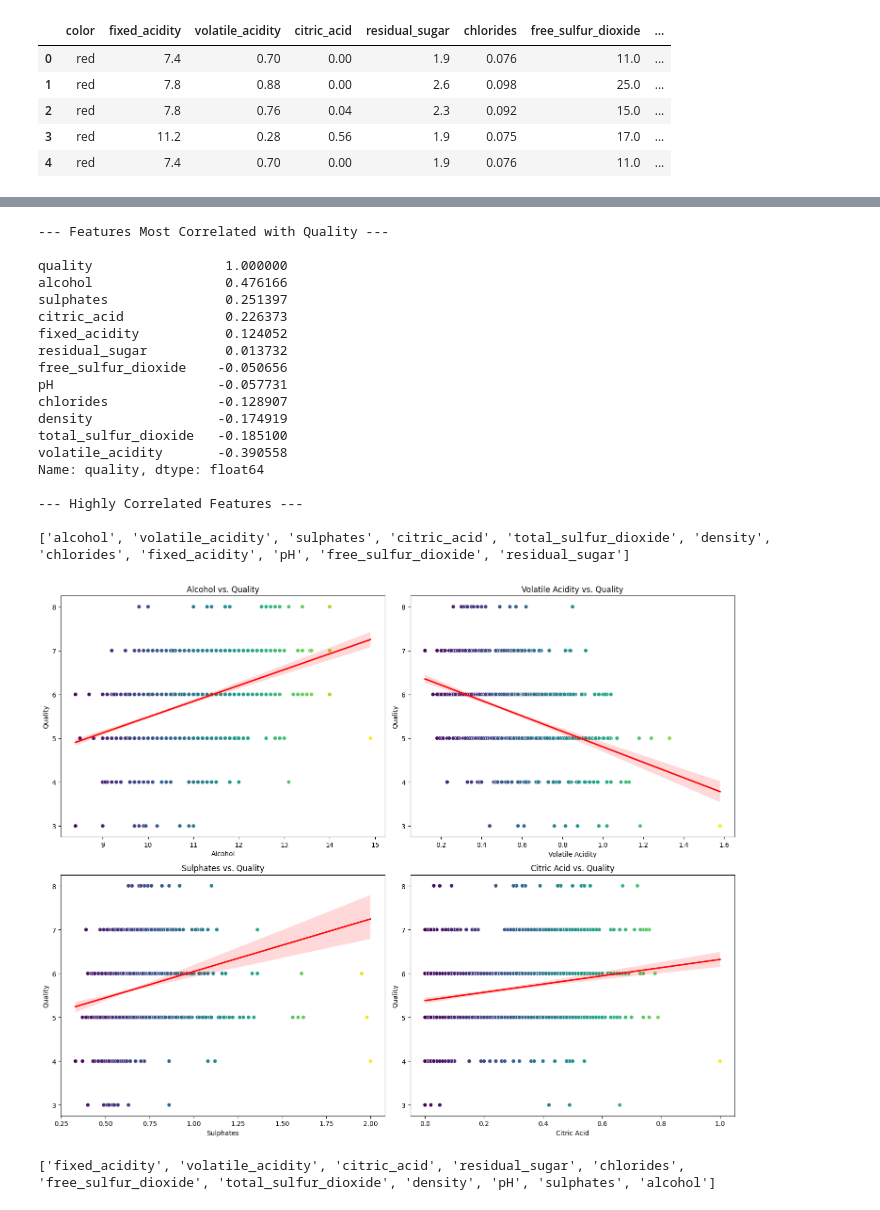
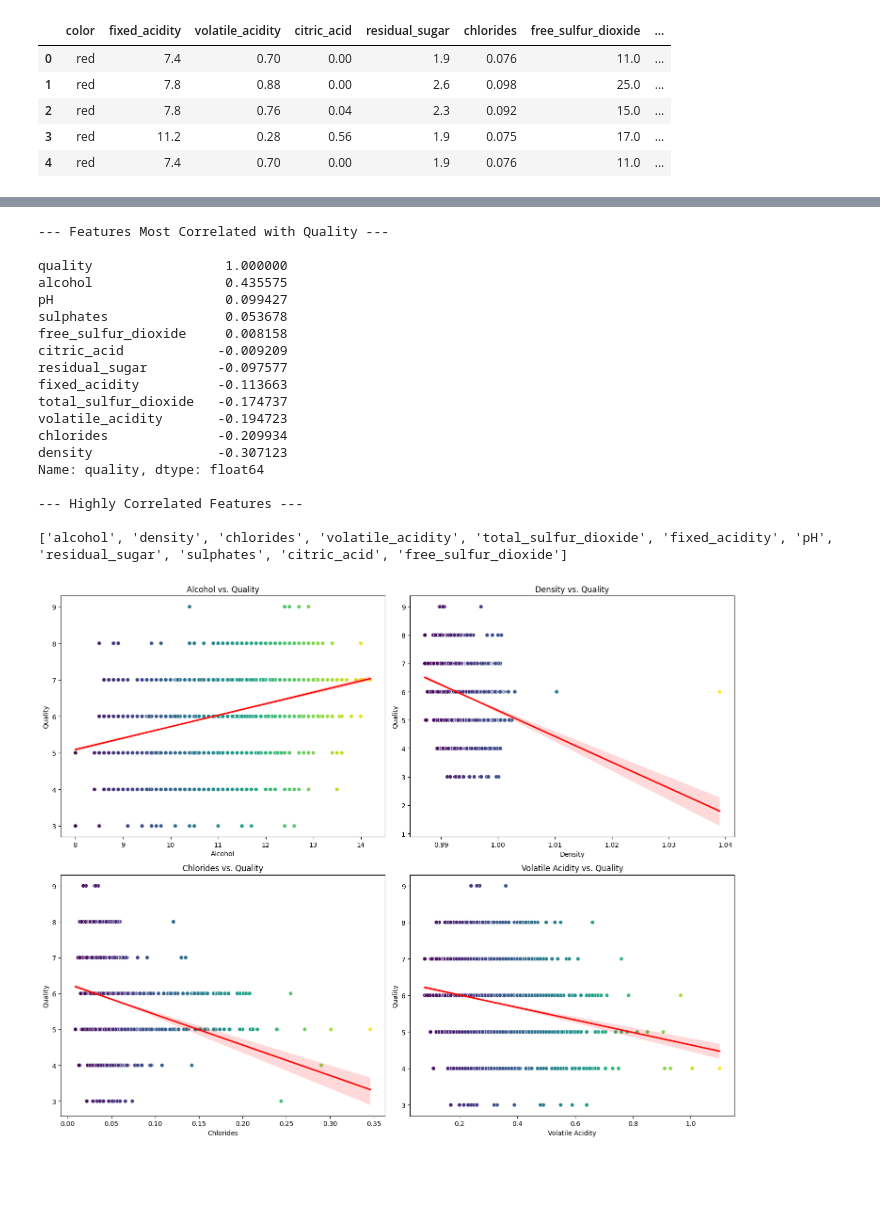
Before and after one commit to jazz1416/Predicting-Wine-Quality, a Jupyter notebook: AA1_500_Team_4_Final_Project.ipynb, the cells around one changed output, grey strips where cells are left out. Saved outputs shown, nothing was run; the diff lists cells and outputs as text; code cells hidden in the pictures; blank space fills up the shorter version.

```diff
--- a/AA1_500_Team_4_Final_Project.ipynb
+++ b/AA1_500_Team_4_Final_Project.ipynb
@@ -154,0 +145,24 @@ quality               0.476166  1.000000
+# %%
+#sort correlation matrix by highest correlation to quality
+red_wine_correlations = red_correlation_matrix['quality'].sort_values(ascending=False)
+print('\n--- Features Most Correlated with Quality ---\n')
+print(red_wine_correlations)
+
+#print the variables in order of correlation to quality
+red_highly_correlated_features = red_wine_correlations.drop('quality').abs().sort_values(ascending=False).index.tolist()
+print('\n--- Highly Correlated Features ---\n')
+print(red_highly_correlated_features)
+red_selected_features_for_scatter = red_highly_correlated_features[:4]
+
+#plot the 4 most correlated varaibles
+plt.figure(figsize=(15, 12))
+for i, feature in enumerate(red_selected_features_for_scatter):
+    plt.subplot(2, 2, i + 1)
+    sns.scatterplot(x=red_wine_data[feature], y=red_wine_data['quality'], hue=red_wine_data[feature], palette='viridis', legend=False)
+    sns.regplot(x=red_wine_data[feature], y=red_wine_data['quality'], scatter=False, color='red')
+    plt.title(f'{feature.replace("_", " ").title()} vs. Quality')
+    plt.xlabel(feature.replace("_", " ").title())
+    plt.ylabel('Quality')
+
+plt.tight_layout()
+plt.show()
@@ -162,51 +311,47 @@ plt.show()
 # %%
-red_wine_correlations = correlation_matrix['quality'].sort_values(ascending=False)
+#print features ranked by correlation
+white_wine_correlations = white_correlation_matrix['quality'].sort_values(ascending=False)
 print('\n--- Features Most Correlated with Quality ---\n')
-print(red_wine_correlations)
+print(white_wine_correlations)
 
-highly_correlated_features = red_wine_correlations.drop('quality').abs().sort_values(ascending=False).index.tolist()
+#print out features in order of correlation
+white_highly_correlated_features = white_wine_correlations.drop('quality').abs().sort_values(ascending=False).index.tolist()
 print('\n--- Highly Correlated Features ---\n')
-print(highly_correlated_features)
-selected_features_for_scatter = highly_correlated_features[:4]
+print(white_highly_correlated_features)
+white_selected_features_for_scatter = white_highly_correlated_features[:4]
 
+#plot 4 most highly correlated features vs quality
 plt.figure(figsize=(15, 12))
-for i, feature in enumerate(selected_features_for_scatter):
+for i, feature in enumerate(white_selected_features_for_scatter):
     plt.subplot(2, 2, i + 1)
-    sns.scatterplot(x=red_wine_data[feature], y=red_wine_data['quality'], hue=red_wine_data[feature], palette='viridis', legend=False)
-    sns.regplot(x=red_wine_data[feature], y=red_wine_data['quality'], scatter=False, color='red')
+    sns.scatterplot(x=white_wine_data[feature], y=white_wine_data['quality'], hue=white_wine_data[feature], palette='viridis', legend=False)
+    sns.regplot(x=white_wine_data[feature], y=white_wine_data['quality'], scatter=False, color='red')
     plt.title(f'{feature.replace("_", " ").title()} vs. Quality')
     plt.xlabel(feature.replace("_", " ").title())
     plt.ylabel('Quality')
 
 plt.tight_layout()
 plt.show()
 # %% [output]
 --- Features Most Correlated with Quality ---
 
 quality                 1.000000
-alcohol                 0.476166
-sulphates               0.251397
-citric_acid             0.226373
-fixed_acidity           0.124052
-residual_sugar          0.013732
-free_sulfur_dioxide    -0.050656
-pH                     -0.057731
-chlorides              -0.128907
-density                -0.174919
-total_sulfur_dioxide   -0.185100
-volatile_acidity       -0.390558
+alcohol                 0.435575
+pH                      0.099427
+sulphates               0.053678
+free_sulfur_dioxide     0.008158
+citric_acid            -0.009209
+residual_sugar         -0.097577
+fixed_acidity          -0.113663
+total_sulfur_dioxide   -0.174737
+volatile_acidity       -0.194723
+chlorides              -0.209934
+density                -0.307123
 Name: quality, dtype: float64
 
 --- Highly Correlated Features ---
 
-['alcohol', 'volatile_acidity', 'sulphates', 'citric_acid', 'total_sulfur_dioxide', 'density', 'chlorides', 'fixed_acidity', 'pH', 'free_sulfur_dioxide', 'residual_sugar']
+['alcohol', 'density', 'chlorides', 'volatile_acidity', 'total_sulfur_dioxide', 'fixed_acidity', 'pH', 'residual_sugar', 'sulphates', 'citric_acid', 'free_sulfur_dioxide']
-[figure, old version]
+[figure, new version]
-# %%
-numeric = red_wine_data.columns.tolist()
-numeric.remove('color')
-numeric.remove('quality')
-print(numeric)
-# %% [output]
-['fixed_acidity', 'volatile_acidity', 'citric_acid', 'residual_sugar', 'chlorides', 'free_sulfur_dioxide', 'total_sulfur_dioxide', 'density', 'pH', 'sulphates', 'alcohol']
 # %%
 target = "quality"
```
Also changed, not shown: parts of 18 cells of this notebook.
